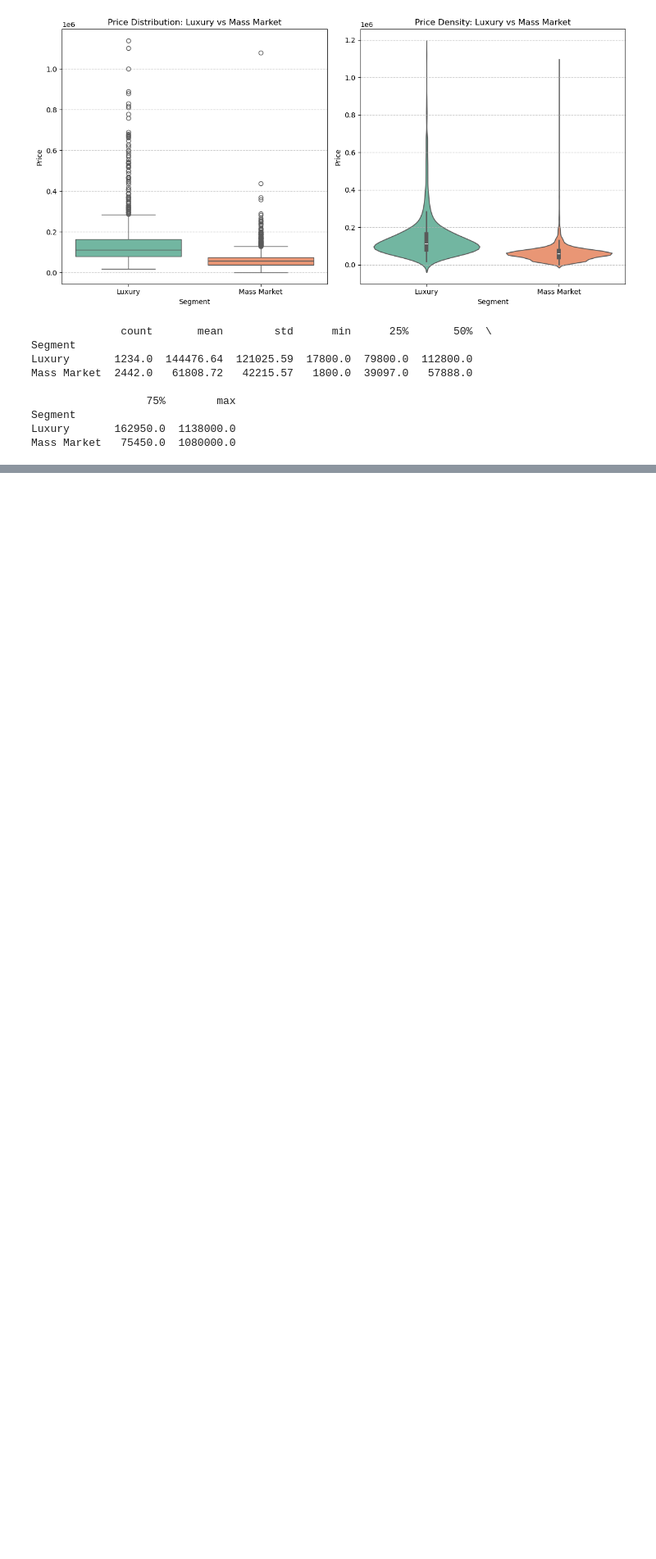
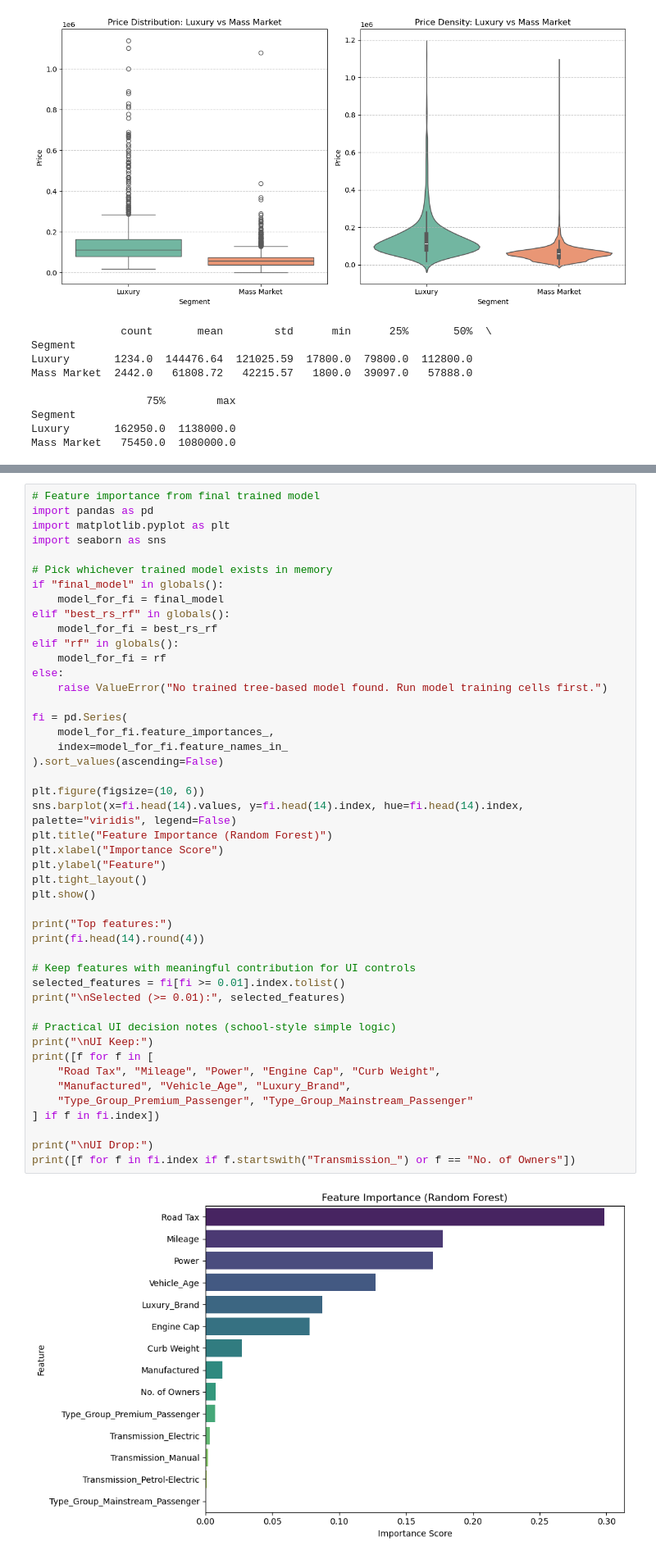
Before and after one commit to jafarnz/MLDP-CarPrediction, a Jupyter notebook: JAFAR.ipynb, the cells around one changed output, grey strips where cells are left out. Shown at 82% size. Cells and saved outputs as stored; diff of their text form; blank space fills up the shorter version.

```diff
--- a/JAFAR.ipynb
+++ b/JAFAR.ipynb
@@ -807,0 +815,48 @@ Mass Market   75450.0  1080000.0
+# %%
+# Feature importance from final trained model
+import pandas as pd
+import matplotlib.pyplot as plt
+import seaborn as sns
+
+# Pick whichever trained model exists in memory
+if "final_model" in globals():
+    model_for_fi = final_model
+elif "best_rs_rf" in globals():
+    model_for_fi = best_rs_rf
+elif "rf" in globals():
+    model_for_fi = rf
+else:
+    raise ValueError("No trained tree-based model found. Run model training cells first.")
+
+fi = pd.Series(
+    model_for_fi.feature_importances_,
+    index=model_for_fi.feature_names_in_
+).sort_values(ascending=False)
+
+plt.figure(figsize=(10, 6))
+sns.barplot(x=fi.head(14).values, y=fi.head(14).index, hue=fi.head(14).index, palette="viridis", legend=False)
+plt.title("Feature Importance (Random Forest)")
+plt.xlabel("Importance Score")
+plt.ylabel("Feature")
+plt.tight_layout()
+plt.show()
+
+print("Top features:")
+print(fi.head(14).round(4))
+
+# Keep features with meaningful contribution for UI controls
+selected_features = fi[fi >= 0.01].index.tolist()
+print("\nSelected (>= 0.01):", selected_features)
+
+# Practical UI decision notes (school-style simple logic)
+print("\nUI Keep:")
+print([f for f in [
+    "Road Tax", "Mileage", "Power", "Engine Cap", "Curb Weight",
+    "Manufactured", "Vehicle_Age", "Luxury_Brand",
+    "Type_Group_Premium_Passenger", "Type_Group_Mainstream_Passenger"
+] if f in fi.index])
+
+print("\nUI Drop:")
+print([f for f in fi.index if f.startswith("Transmission_") or f == "No. of Owners"])
+# %% [output]
+[figure, added]
```
Also changed, not shown: parts of 3 cells of this notebook, 2 other files.
